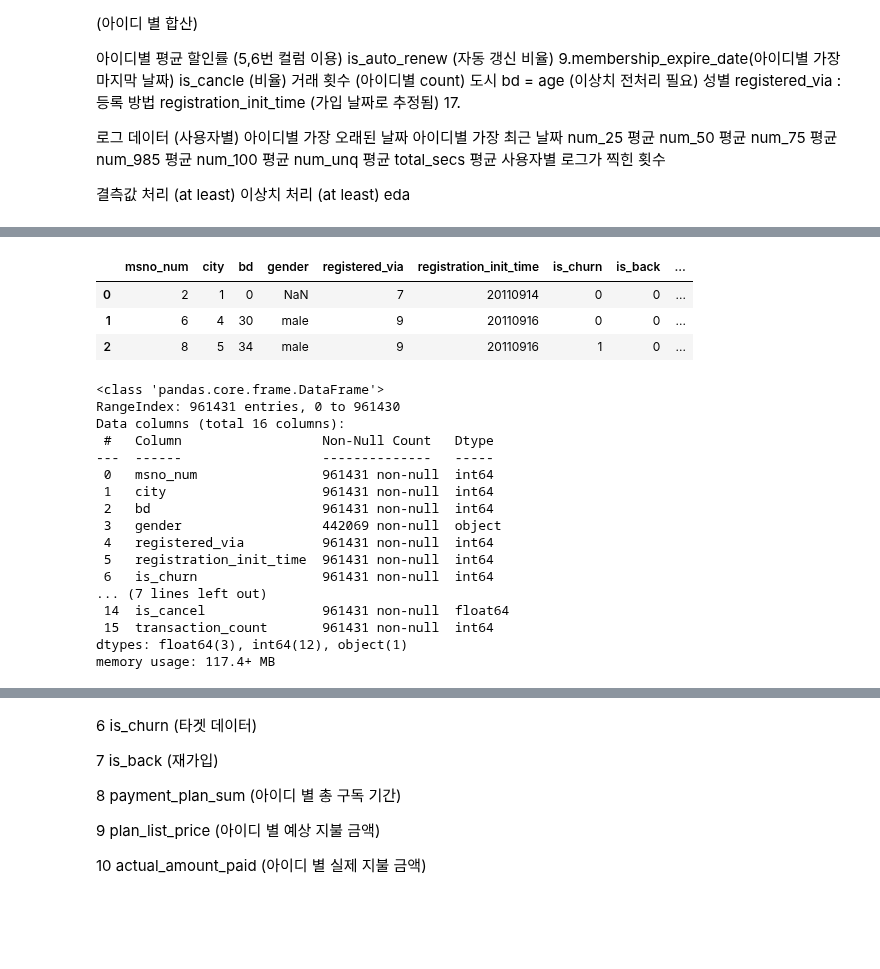
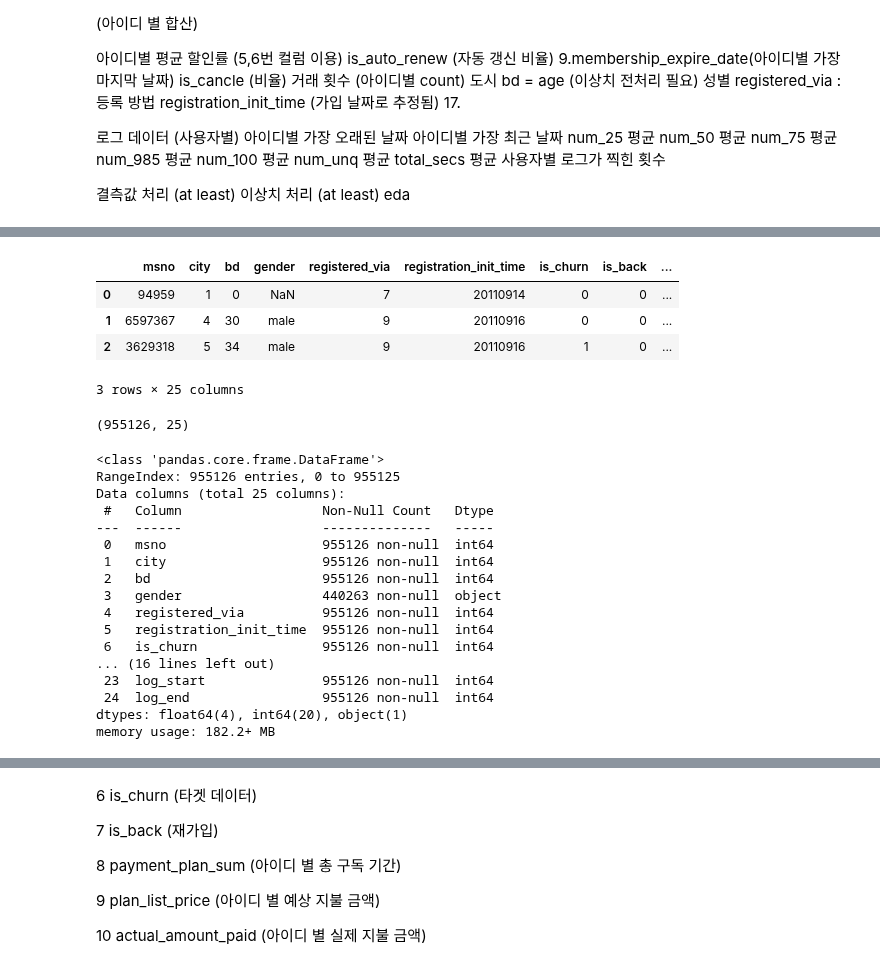
Before and after one commit to SKNETWORKS-FAMILY-AICAMP/SKN09-2nd-2Team, a Jupyter notebook: kimujung/EDA.ipynb, the cells around one changed output, grey strips where cells are left out. Saved outputs shown, nothing was run; the diff lists cells and outputs as text; code cells hidden in the pictures; blank space fills up the shorter version.

```diff
--- a/kimujung/EDA.ipynb
+++ b/kimujung/EDA.ipynb
@@ -47,32 +56,37 @@ eda
 # %%
-data_dir = 'D:\\study\\sknetworks\\team_project\\sk_2nd\\data\\'
-df = pd.read_csv(data_dir + "kkbox_data_not_log.csv")
+data_dir = 'C:\\KIMUJUNG\\team_project\\data\\'
+df = pd.read_csv(data_dir + "kkbox_data_total.csv")
 df.head(3)
 # %% [output]
-|  | msno_num | city | bd | gender | registered_via | registration_init_time | is_churn | is_back | ... |
-| 0 | 2 | 1 | 0 | NaN | 7 | 20110914 | 0 | 0 | ... |
-| 1 | 6 | 4 | 30 | male | 9 | 20110916 | 0 | 0 | ... |
-| 2 | 8 | 5 | 34 | male | 9 | 20110916 | 1 | 0 | ... |
+|  | msno | city | bd | gender | registered_via | registration_init_time | is_churn | is_back | ... |
+| 0 | 94959 | 1 | 0 | NaN | 7 | 20110914 | 0 | 0 | ... |
+| 1 | 6597367 | 4 | 30 | male | 9 | 20110916 | 0 | 0 | ... |
+| 2 | 3629318 | 5 | 34 | male | 9 | 20110916 | 1 | 0 | ... |
+3 rows × 25 columns
+# %%
+df.shape
+# %% [output]
+(955126, 25)
 # %%
 df.info()
 # %% [output]
 <class 'pandas.core.frame.DataFrame'>
-RangeIndex: 961431 entries, 0 to 961430
-Data columns (total 16 columns):
+RangeIndex: 955126 entries, 0 to 955125
+Data columns (total 25 columns):
  #   Column                  Non-Null Count   Dtype
 ---  ------                  --------------   -----
- 0   msno_num                961431 non-null  int64
- 1   city                    961431 non-null  int64
- 2   bd                      961431 non-null  int64
- 3   gender                  442069 non-null  object
- 4   registered_via          961431 non-null  int64
- 5   registration_init_time  961431 non-null  int64
- 6   is_churn                961431 non-null  int64
-... (7 lines left out)
- 14  is_cancel               961431 non-null  float64
- 15  transaction_count       961431 non-null  int64
-dtypes: float64(3), int64(12), object(1)
-memory usage: 117.4+ MB
+ 0   msno                    955126 non-null  int64
+ 1   city                    955126 non-null  int64
+ 2   bd                      955126 non-null  int64
+ 3   gender                  440263 non-null  object
+ 4   registered_via          955126 non-null  int64
+ 5   registration_init_time  955126 non-null  int64
+ 6   is_churn                955126 non-null  int64
+... (16 lines left out)
+ 23  log_start               955126 non-null  int64
+ 24  log_end                 955126 non-null  int64
+dtypes: float64(4), int64(20), object(1)
+memory usage: 182.2+ MB
 # %%
 df.describe()
 # %% [output]
```
Also changed, not shown: parts of 23 cells of this notebook.
